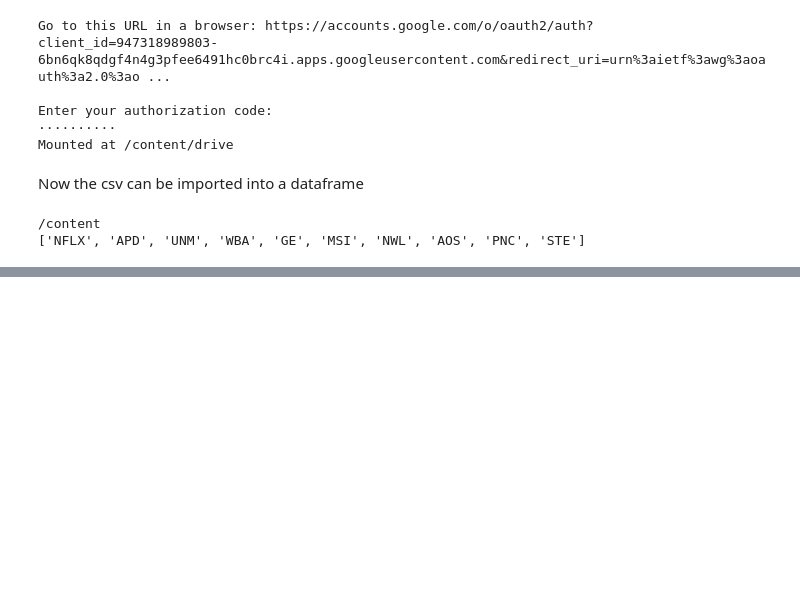
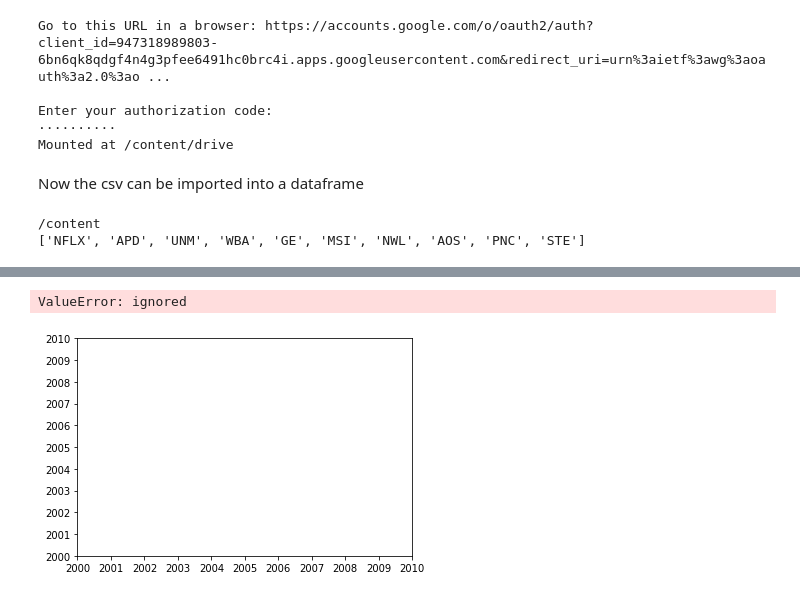
Before and after one commit to CAP4770-group9-project/final-project, a Jupyter notebook: classical_portfolio_optimization.ipynb, the cells around one changed output, grey strips where cells are left out. Saved outputs shown, nothing was run; the diff lists cells and outputs as text; code cells hidden in the pictures; blank space fills up the shorter version.

```diff
--- a/classical_portfolio_optimization.ipynb
+++ b/classical_portfolio_optimization.ipynb
@@ -116,3 +116,7 @@ print(randomPortfolio)
 # %% [output]
 /content
 ['NFLX', 'APD', 'UNM', 'WBA', 'GE', 'MSI', 'NWL', 'AOS', 'PNC', 'STE']
+# %%
+stocksData = data[data['Symbol'].isin(randomPortfolio)]
+
+print(stocksData)
@@ -118,0 +138,4 @@ print(randomPortfolio)
+# %%
+stocksData.loc[:,['DateTime']] = pd.to_datetime(stocksData.apply(lambda row: row['Date'], axis=1))
+
+print(stocksData)
@@ -118,0 +162,4 @@ print(randomPortfolio)
+# %%
+trainData = stocksData[(stocksData['DateTime'] > '2010-01-01') & (stocksData['DateTime'] < '2015-01-01')]
+
+print(trainData)
@@ -118,0 +185,10 @@ print(randomPortfolio)
+# %%
+grouped_day = trainData.groupby(lambda x: trainData['DateTime'][x])
+plt.figure()
+x=grouped_day.size().index
+y=[grouped_day['Close'], grouped_day['Close']]
+plt.plot(x, grouped_day['Close'], 'r')
+plt.show()
+# %% [output]
+ValueError: ignored
+[figure, added]
```
Also changed, not shown: parts of 4 cells of this notebook.
